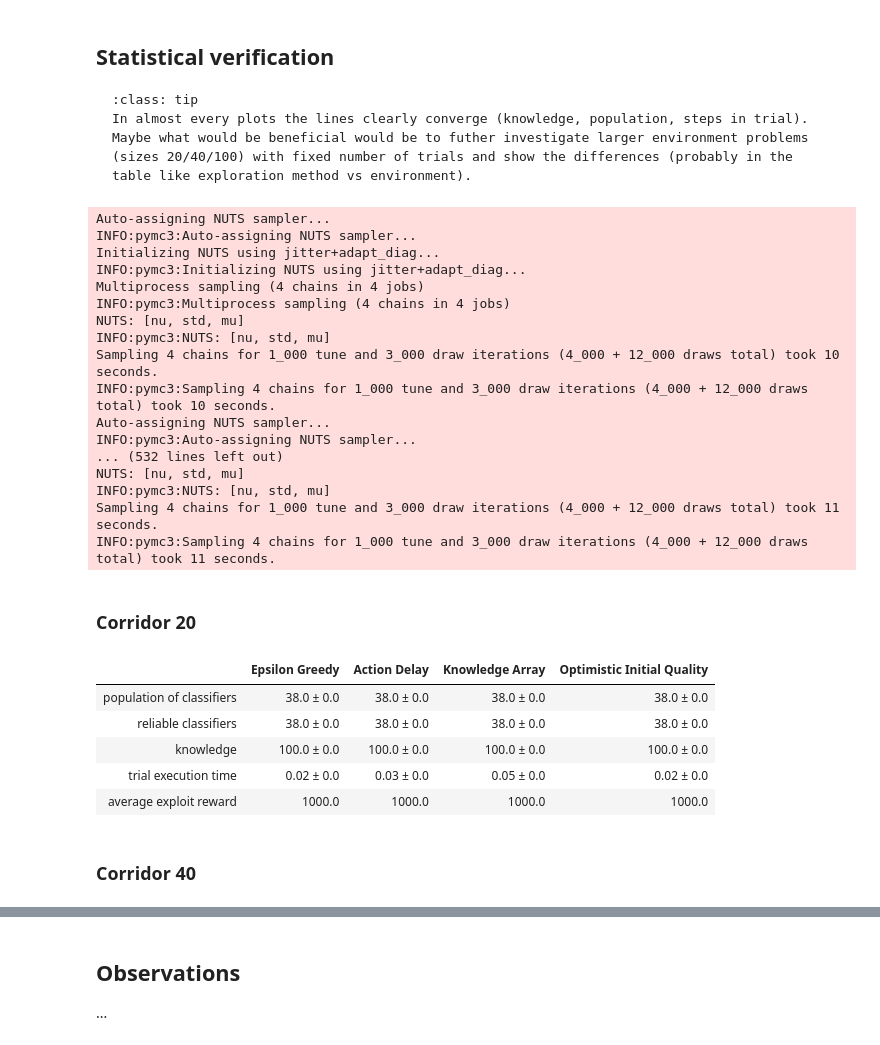
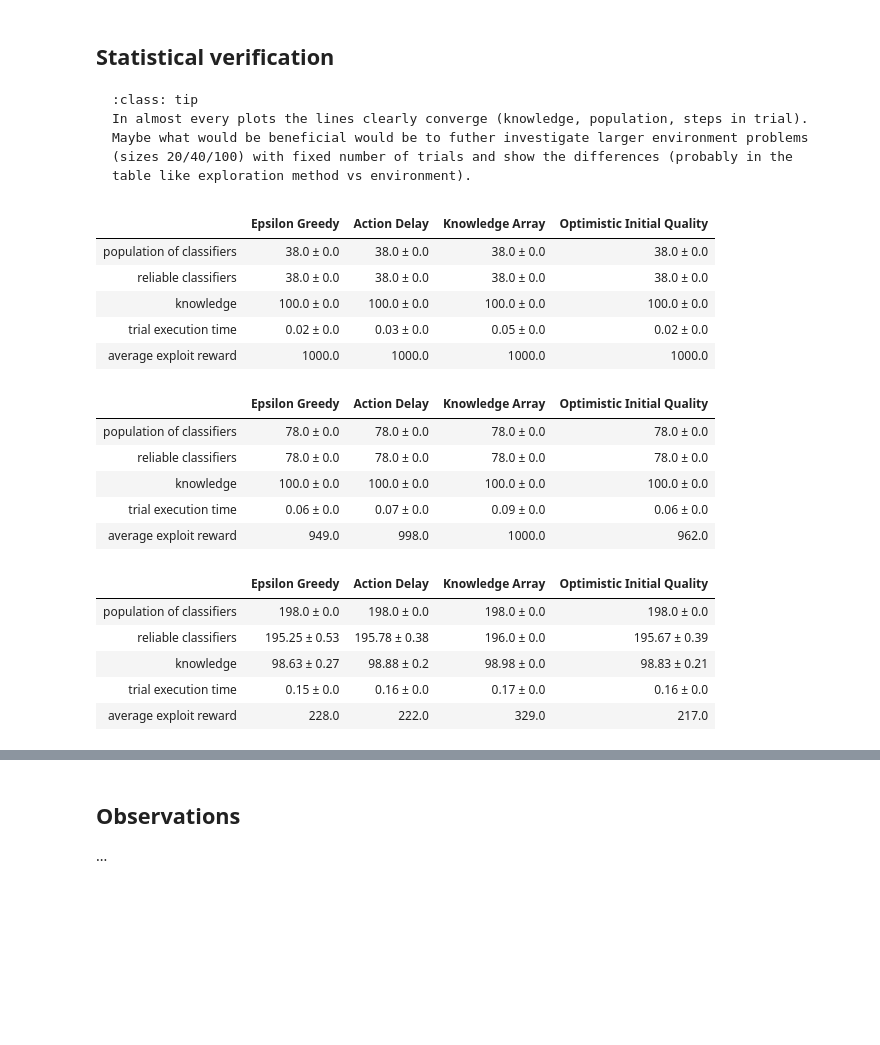
Before and after one commit to khozzy/phd, a Jupyter notebook: book/chapters/4_biased_exploration/41_experiment_1.ipynb, the cells around one changed output, grey strips where cells are left out. Saved outputs shown, nothing was run; the diff lists cells and outputs as text; code cells hidden in the pictures; blank space fills up the shorter version.

Commit message:
glue output in 41-1

```diff
--- a/book/chapters/4_biased_exploration/41_experiment_1.ipynb
+++ b/book/chapters/4_biased_exploration/41_experiment_1.ipynb
@@ -547,62 +548,57 @@ def build_knowledge_models(dfs: Dict[str, pd.DataFrame]):
 @get_from_cache_or_run(cache_path=f'{cache_dir}/bayes/perf_time.dill')
 def build_perf_time_models(dfs: Dict[str, pd.DataFrame]):
     return build_models(dfs, field='perf_time', query_condition=f'phase == "explore"')
 
 
 population_models = build_population_models(experiments_data)
 reliable_models = build_reliable_models(experiments_data)
 knowledge_models = build_knowledge_models(experiments_data)
 perf_time_models = build_perf_time_models(experiments_data)
 avg_rewards = get_average_reward(experiments_data)
 
 
 def print_bayes_table(name_prefix, population_models, reliable_models, knowledge_models, perf_time_models, avg_rewards):
     print_row = lambda r: f'{round(r[0].mean(), 2)} ± {round(r[0].std(), 2)}'
 
     key_names = [name for name in experiments_data.keys() if name.startswith(name_prefix)]
 
     bayes_table_data = [
         ['population of classifiers'] + [print_row(v) for name, v in population_models.items() if name in key_names],
         ['reliable classifiers'] + [print_row(v) for name, v in reliable_models.items() if name in key_names],
         ['knowledge'] + [print_row(v) for name, v in knowledge_models.items() if name in key_names],
         ['trial execution time'] + [print_row(v) for name, v in perf_time_models.items() if name in key_names],
         ['average exploit reward'] + [f'{round(v, 2)}' for name, v in avg_rewards.items() if name in key_names],
     ]
 
     table = tabulate(bayes_table_data,
                      headers=['', 'Epsilon Greedy', 'Action Delay', 'Knowledge Array', 'Optimistic Initial Quality'],
                      tablefmt="html",
                      stralign='right')
-    display(HTML(table))
+    return HTML(table)
+
+# Add glue for rendering output in tabs
+glue("corridor20", print_bayes_table('corridor20', population_models, reliable_models, knowledge_models, perf_time_models, avg_rewards))
+glue("corridor40", print_bayes_table('corridor40', population_models, reliable_models, knowledge_models, perf_time_models, avg_rewards))
+glue("corridor100", print_bayes_table('corridor100', population_models, reliable_models, knowledge_models, perf_time_models, avg_rewards))
+glue("grid20", print_bayes_table('grid20', population_models, reliable_models, knowledge_models, perf_time_models, avg_rewards))
+glue("grid40", print_bayes_table('grid40', population_models, reliable_models, knowledge_models, perf_time_models, avg_rewards))
+glue("grid100", print_bayes_table('grid100', population_models, reliable_models, knowledge_models, perf_time_models, avg_rewards))
 # %% [output]
-Auto-assigning NUTS sampler...
-INFO:pymc3:Auto-assigning NUTS sampler...
-Initializing NUTS using jitter+adapt_diag...
-INFO:pymc3:Initializing NUTS using jitter+adapt_diag...
-Multiprocess sampling (4 chains in 4 jobs)
-INFO:pymc3:Multiprocess sampling (4 chains in 4 jobs)
-NUTS: [nu, std, mu]
-INFO:pymc3:NUTS: [nu, std, mu]
-Sampling 4 chains for 1_000 tune and 3_000 draw iterations (4_000 + 12_000 draws total) took 10 seconds.
-INFO:pymc3:Sampling 4 chains for 1_000 tune and 3_000 draw iterations (4_000 + 12_000 draws total) took 10 seconds.
-Auto-assigning NUTS sampler...
-INFO:pymc3:Auto-assigning NUTS sampler...
-... (532 lines left out)
-NUTS: [nu, std, mu]
-INFO:pymc3:NUTS: [nu, std, mu]
-Sampling 4 chains for 1_000 tune and 3_000 draw iterations (4_000 + 12_000 draws total) took 11 seconds.
-INFO:pymc3:Sampling 4 chains for 1_000 tune and 3_000 draw iterations (4_000 + 12_000 draws total) took 11 seconds.
+|  | Epsilon Greedy | Action Delay | Knowledge Array | Optimistic Initial Quality |
+| population of classifiers | 38.0 ± 0.0 | 38.0 ± 0.0 | 38.0 ± 0.0 | 38.0 ± 0.0 |
+| reliable classifiers | 38.0 ± 0.0 | 38.0 ± 0.0 | 38.0 ± 0.0 | 38.0 ± 0.0 |
+| knowledge | 100.0 ± 0.0 | 100.0 ± 0.0 | 100.0 ± 0.0 | 100.0 ± 0.0 |
+| trial execution time | 0.02 ± 0.0 | 0.03 ± 0.0 | 0.05 ± 0.0 | 0.02 ± 0.0 |
+| average exploit reward | 1000.0 | 1000.0 | 1000.0 | 1000.0 |
+|  | Epsilon Greedy | Action Delay | Knowledge Array | Optimistic Initial Quality |
+| population of classifiers | 78.0 ± 0.0 | 78.0 ± 0.0 | 78.0 ± 0.0 | 78.0 ± 0.0 |
+| reliable classifiers | 78.0 ± 0.0 | 78.0 ± 0.0 | 78.0 ± 0.0 | 78.0 ± 0.0 |
+| knowledge | 100.0 ± 0.0 | 100.0 ± 0.0 | 100.0 ± 0.0 | 100.0 ± 0.0 |
+| trial execution time | 0.06 ± 0.0 | 0.07 ± 0.0 | 0.09 ± 0.0 | 0.06 ± 0.0 |
+| average exploit reward | 949.0 | 998.0 | 1000.0 | 962.0 |
+|  | Epsilon Greedy | Action Delay | Knowledge Array | Optimistic Initial Quality |
+| population of classifiers | 198.0 ± 0.0 | 198.0 ± 0.0 | 198.0 ± 0.0 | 198.0 ± 0.0 |
+| reliable classifiers | 195.25 ± 0.53 | 195.78 ± 0.38 | 196.0 ± 0.0 | 195.67 ± 0.39 |
+| knowledge | 98.63 ± 0.27 | 98.88 ± 0.2 | 98.98 ± 0.0 | 98.83 ± 0.21 |
+| trial execution time | 0.15 ± 0.0 | 0.16 ± 0.0 | 0.17 ± 0.0 | 0.16 ± 0.0 |
+| average exploit reward | 228.0 | 222.0 | 329.0 | 217.0 |
-# %% [markdown]
-### Corridor 20
-# %%
-print_bayes_table('corridor20', population_models, reliable_models, knowledge_models,
-                  perf_time_models, avg_rewards)
-# %% [output]
-|  | Epsilon Greedy | Action Delay | Knowledge Array | Optimistic Initial Quality |
-| population of classifiers | 38.0 ± 0.0 | 38.0 ± 0.0 | 38.0 ± 0.0 | 38.0 ± 0.0 |
-| reliable classifiers | 38.0 ± 0.0 | 38.0 ± 0.0 | 38.0 ± 0.0 | 38.0 ± 0.0 |
-| knowledge | 100.0 ± 0.0 | 100.0 ± 0.0 | 100.0 ± 0.0 | 100.0 ± 0.0 |
-| trial execution time | 0.02 ± 0.0 | 0.03 ± 0.0 | 0.05 ± 0.0 | 0.02 ± 0.0 |
-| average exploit reward | 1000.0 | 1000.0 | 1000.0 | 1000.0 |
-# %% [markdown]
-### Corridor 40
```
Also changed, not shown: parts of 13 cells of this notebook, 5 other files.
